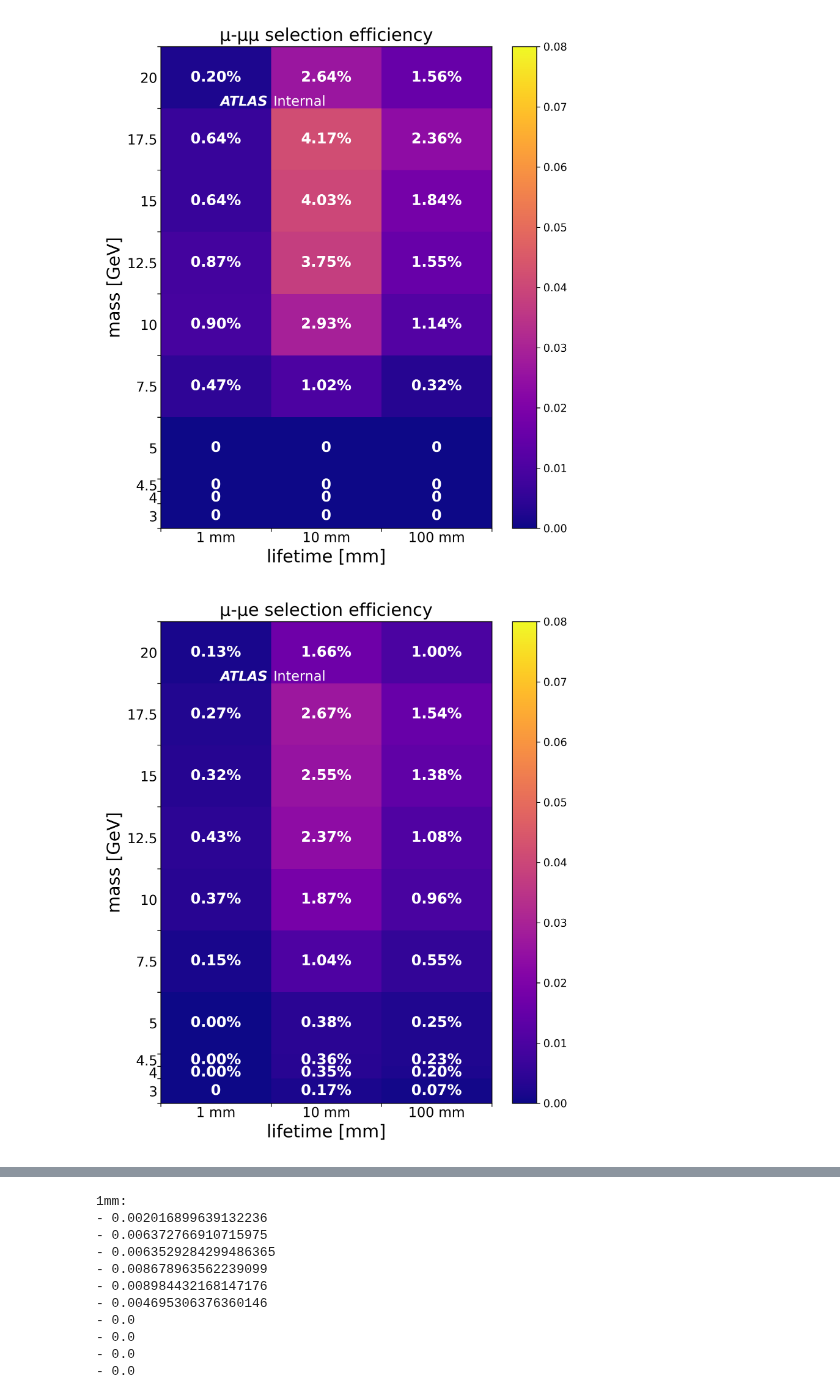
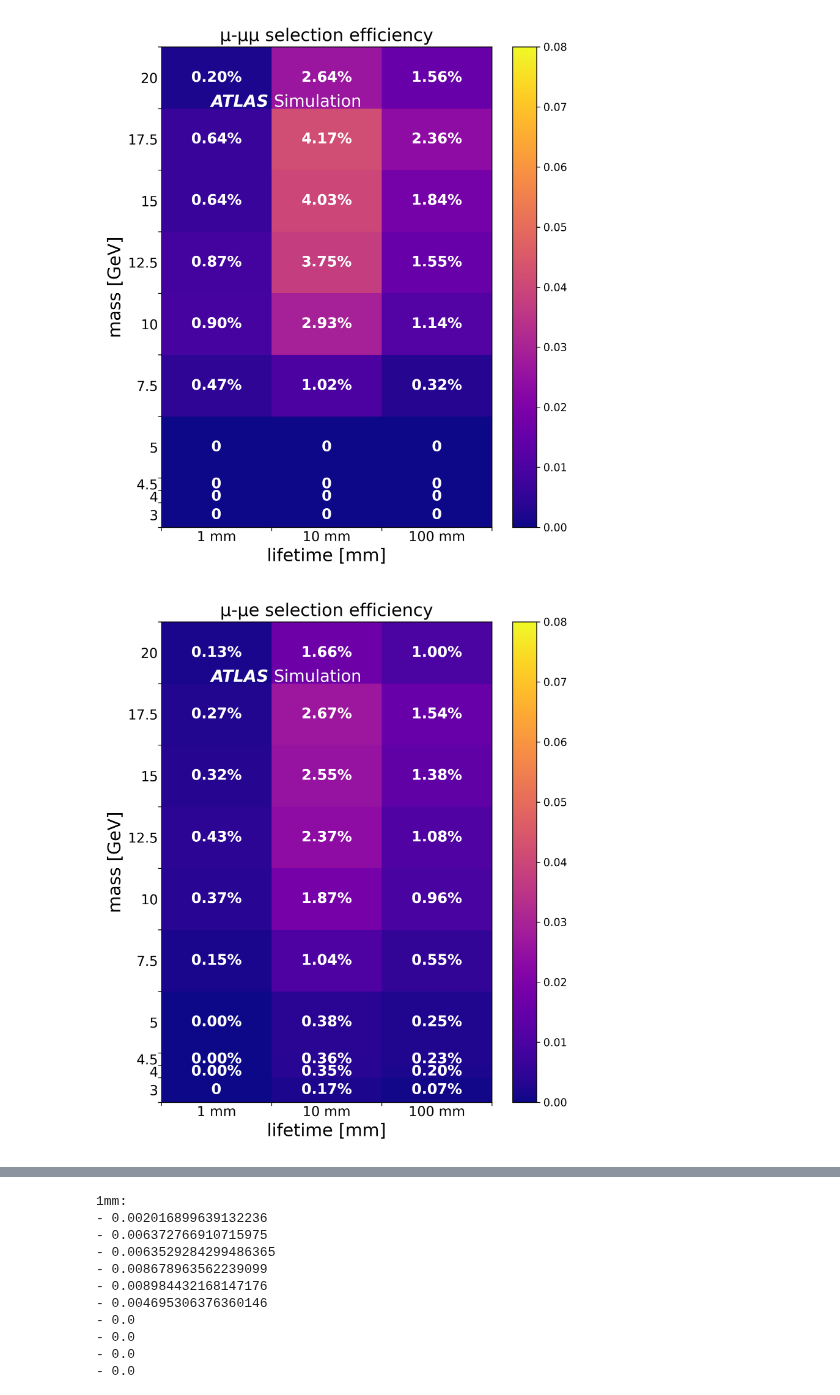
Before and after one commit to robinnewhouse/DHNLAnalysisNotebooks, a Jupyter notebook: hepdata/efficiencies.ipynb, the cells around one changed output, grey strips where cells are left out. Cells and saved outputs as stored; diff of their text form; code cells hidden in the pictures.

Commit message:
Fiddling with plots

```diff
--- a/hepdata/efficiencies.ipynb
+++ b/hepdata/efficiencies.ipynb
@@ -112,10 +112,11 @@ def plot_uncertainties(count_arr_1, title, outfile):
     # place a text box
     #==============================================================================================================================================================================
     props = dict(boxstyle='square', facecolor='white', alpha=0, linewidth=0 )
-    atlas_x = 0.18
+    atlas_x = 0.14
     atlas_y = 0.885
-    ax.text(atlas_x, atlas_y, 'ATLAS', transform=ax.transAxes, fontsize=14, verticalalignment='center', fontstyle='italic', fontweight='bold', bbox=props, color='white')
-    ax.text(atlas_x + 0.16, atlas_y, 'Internal', transform=ax.transAxes, fontsize=14, verticalalignment='center', bbox=props, color='white')
+    internal_x = 0.34
+    ax.text(atlas_x, atlas_y, 'ATLAS', transform=ax.transAxes, fontsize=19, verticalalignment='center', fontstyle='italic', fontweight='bold', bbox=props, color='white')
+    ax.text(internal_x, atlas_y, 'Simulation', transform=ax.transAxes, fontsize=19, verticalalignment='center', bbox=props, color='white')
     #==============================================================================================================================================================================
 
     plt.tight_layout()
@@ -134,32 +135,32 @@ def plot_uncertainties(count_arr_1, title, outfile):
             else:
                 text = f'no sig.'
             ax.text(yloc, xloc , text, color='white', transform=ax.transData, **text_options)
 
     os.makedirs(outdir, exist_ok=True)
     plt.savefig(outdir+outfile+'.png', dpi=300)
     plt.savefig(outdir+outfile+'.pdf', dpi=300)
 
 weighted = True
 indir_1 = '/data/hnl/histograms/v9p3_histograms/'
 outdir = '/home/newhouse/public/Analysis/HNL/dhnlanalysisnotebooks/hepdata/plots/'
 
 uuu_counts = make_uncertainty_plot(histpath='histograms_fullrun2_*_uuu.root', title='μ-μμ selection efficiency', outfile='efficiency_uuu')
 display(Image(filename=f'{outdir}efficiency_uuu.png'));
 
 uue_counts = make_uncertainty_plot(histpath='histograms_fullrun2_*_uue.root', title='μ-μe selection efficiency', outfile='efficiency_uue')
 display(Image(filename=f'{outdir}efficiency_uue.png'));
 
 eeu_counts = make_uncertainty_plot(histpath='histograms_fullrun2_*_eeu.root', title='e-eμ selection efficiency', outfile='efficiency_eeu')
 display(Image(filename=f'{outdir}efficiency_eeu.png'));
 
 eee_counts = make_uncertainty_plot(histpath='histograms_fullrun2_*_eee.root', title='e-ee selection efficiency', outfile='efficiency_eee')
 display(Image(filename=f'{outdir}efficiency_eee.png'));
 
 uee_counts = make_uncertainty_plot(histpath='histograms_fullrun2_*_uee.root', title='μ-ee selection efficiency', outfile='efficiency_uee')
 display(Image(filename=f'{outdir}efficiency_uee.png'));
 
 euu_counts = make_uncertainty_plot(histpath='histograms_fullrun2_*_euu.root', title='e-μμ selection efficiency', outfile='efficiency_euu')
 display(Image(filename=f'{outdir}efficiency_euu.png'));
 # %% [output]
-[figure, old version]
+[figure, new version]
-[figure, old version]
+[figure, new version]
```
Also changed, not shown: parts of 1 cell of this notebook, 38 other files.
